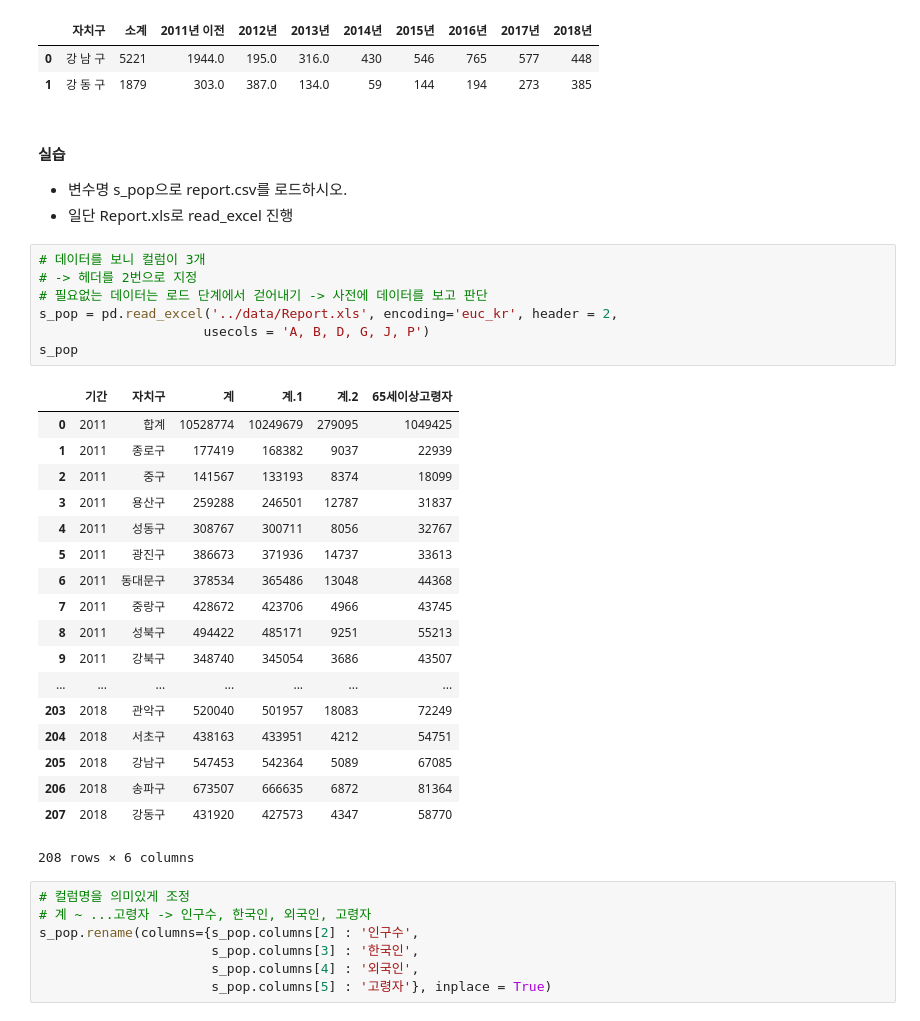
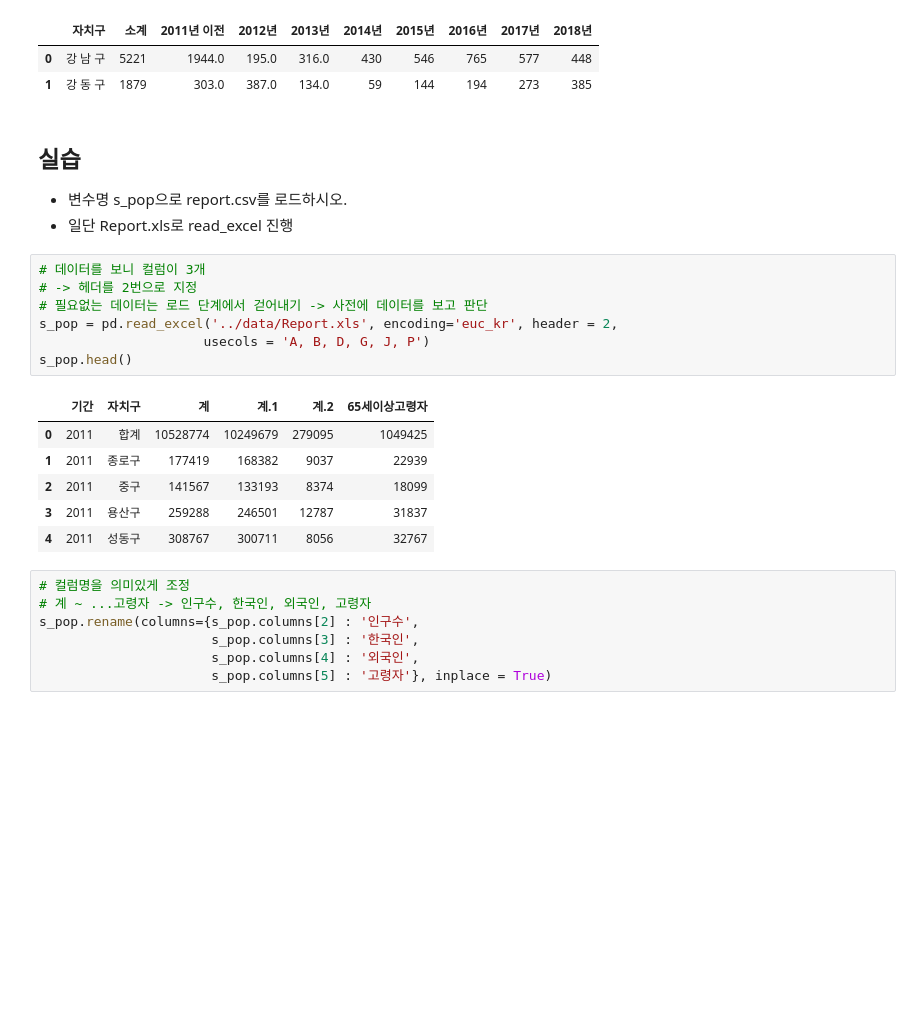
Before and after one commit to yeonkyungJoo/py_projects, a Jupyter notebook: analysis/pandas/processing/step1_population_per_cctv_analysis.ipynb, the cells around one changed output. Drawn from its saved outputs; the diff is of its cells as text; blank space fills up the shorter version.

```diff
--- a/analysis/pandas/processing/step1_population_per_cctv_analysis.ipynb
+++ b/analysis/pandas/processing/step1_population_per_cctv_analysis.ipynb
@@ -91,35 +96,23 @@ s_cctv.head(2)
 | 0 | 강 남 구 | 5221 | 1944.0 | 195.0 | 316.0 | 430 | 546 | 765 | 577 | 448 |
 | 1 | 강 동 구 | 1879 | 303.0 | 387.0 | 134.0 | 59 | 144 | 194 | 273 | 385 |
 # %% [markdown]
-#### 실습
+## 실습
 - 변수명 s_pop으로 report.csv를 로드하시오.
 - 일단 Report.xls로 read_excel 진행
 # %%
 # 데이터를 보니 컬럼이 3개
 # -> 헤더를 2번으로 지정
 # 필요없는 데이터는 로드 단계에서 걷어내기 -> 사전에 데이터를 보고 판단
 s_pop = pd.read_excel('../data/Report.xls', encoding='euc_kr', header = 2,
                      usecols = 'A, B, D, G, J, P')
-s_pop
+s_pop.head()
 # %% [output]
 |  | 기간 | 자치구 | 계 | 계.1 | 계.2 | 65세이상고령자 |
 | 0 | 2011 | 합계 | 10528774 | 10249679 | 279095 | 1049425 |
 | 1 | 2011 | 종로구 | 177419 | 168382 | 9037 | 22939 |
 | 2 | 2011 | 중구 | 141567 | 133193 | 8374 | 18099 |
 | 3 | 2011 | 용산구 | 259288 | 246501 | 12787 | 31837 |
 | 4 | 2011 | 성동구 | 308767 | 300711 | 8056 | 32767 |
-| 5 | 2011 | 광진구 | 386673 | 371936 | 14737 | 33613 |
-| 6 | 2011 | 동대문구 | 378534 | 365486 | 13048 | 44368 |
-| 7 | 2011 | 중랑구 | 428672 | 423706 | 4966 | 43745 |
-| 8 | 2011 | 성북구 | 494422 | 485171 | 9251 | 55213 |
-| 9 | 2011 | 강북구 | 348740 | 345054 | 3686 | 43507 |
-| ... | ... | ... | ... | ... | ... | ... |
-| 203 | 2018 | 관악구 | 520040 | 501957 | 18083 | 72249 |
-| 204 | 2018 | 서초구 | 438163 | 433951 | 4212 | 54751 |
-| 205 | 2018 | 강남구 | 547453 | 542364 | 5089 | 67085 |
-| 206 | 2018 | 송파구 | 673507 | 666635 | 6872 | 81364 |
-| 207 | 2018 | 강동구 | 431920 | 427573 | 4347 | 58770 |
-208 rows × 6 columns
 # %%
 # 컬럼명을 의미있게 조정
 # 계 ~ ...고령자 -> 인구수, 한국인, 외국인, 고령자
```
Also changed, not shown: parts of 104 cells of this notebook, 17 other files.
